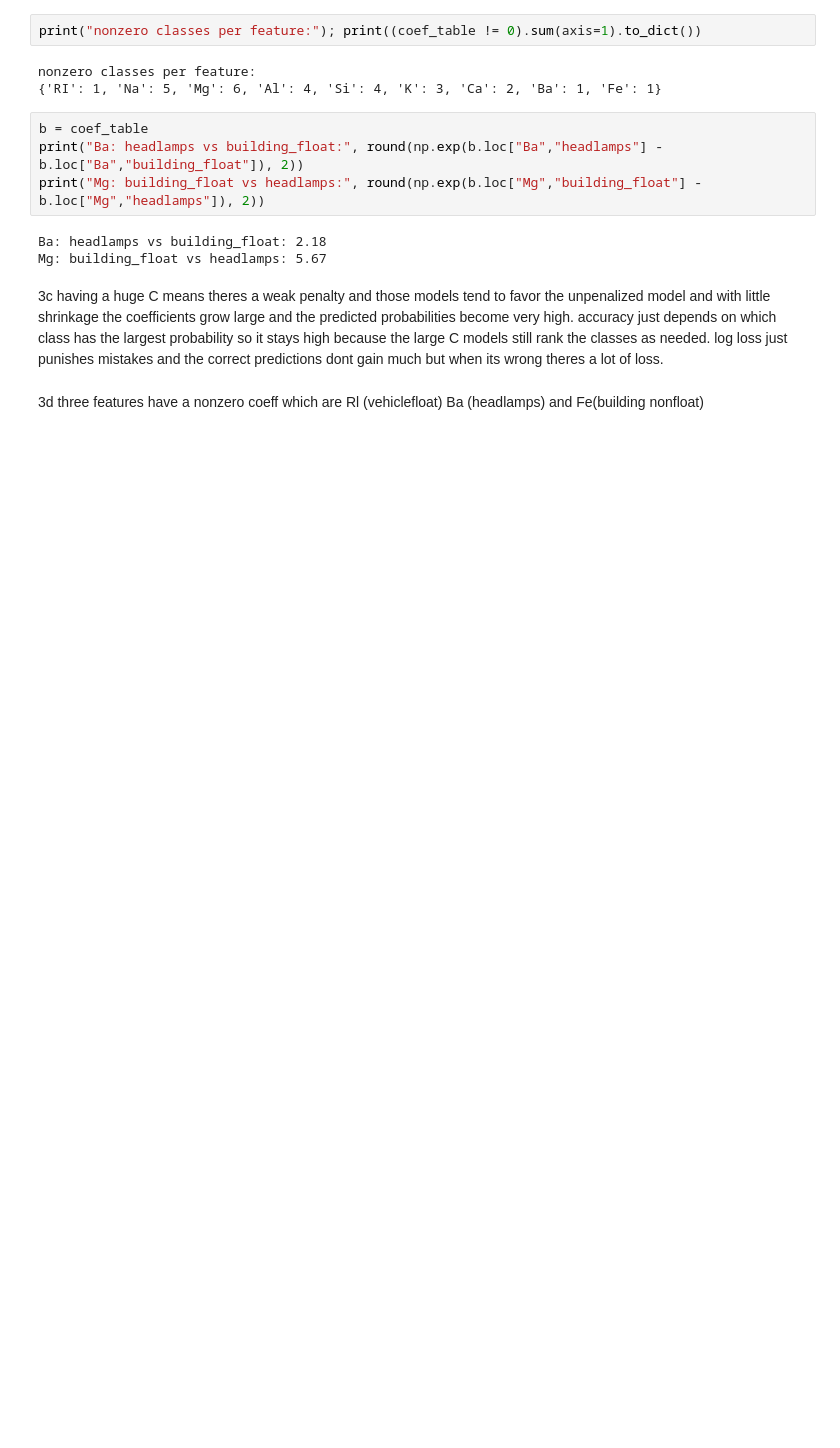
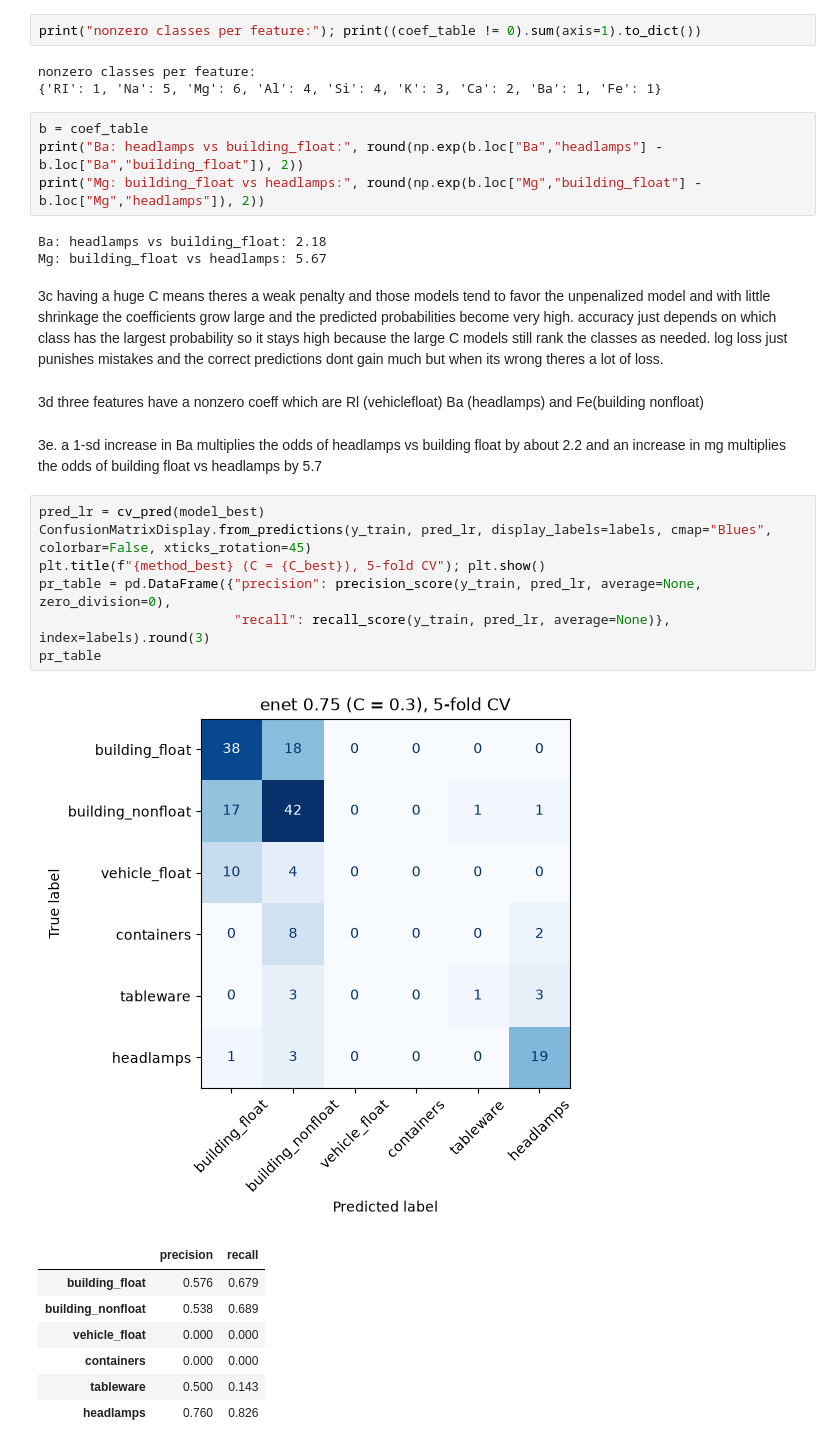
Before and after one commit to exoticlily25/ds6021-f26-qyc6ej, a Jupyter notebook: homework/lab7/p2_p3.ipynb, the cells around one changed output. Drawn from its saved outputs; the diff is of its cells as text; blank space fills up the shorter version.

```diff
--- a/homework/lab7/p2_p3.ipynb
+++ b/homework/lab7/p2_p3.ipynb
@@ -259,3 +259,21 @@ Mg: building_float vs headlamps: 5.67
 # %% [markdown]
 3d
 three features have a nonzero coeff which are Rl (vehiclefloat) Ba (headlamps) and Fe(building nonfloat)
+# %% [markdown]
+3e. a 1-sd increase in Ba multiplies the odds of headlamps vs building float by about 2.2 and an increase in mg multiplies the odds of building float vs headlamps by 5.7
+# %%
+pred_lr = cv_pred(model_best)
+ConfusionMatrixDisplay.from_predictions(y_train, pred_lr, display_labels=labels, cmap="Blues", colorbar=False, xticks_rotation=45)
+plt.title(f"{method_best} (C = {C_best}), 5-fold CV"); plt.show()
+pr_table = pd.DataFrame({"precision": precision_score(y_train, pred_lr, average=None, zero_division=0),
+                         "recall": recall_score(y_train, pred_lr, average=None)}, index=labels).round(3)
+pr_table
+# %% [output]
+[figure, added]
+|  | precision | recall |
+| building_float | 0.576 | 0.679 |
+| building_nonfloat | 0.538 | 0.689 |
+| vehicle_float | 0.000 | 0.000 |
+| containers | 0.000 | 0.000 |
+| tableware | 0.500 | 0.143 |
+| headlamps | 0.760 | 0.826 |
```
Also changed, not shown: parts of 12 cells of this notebook.
